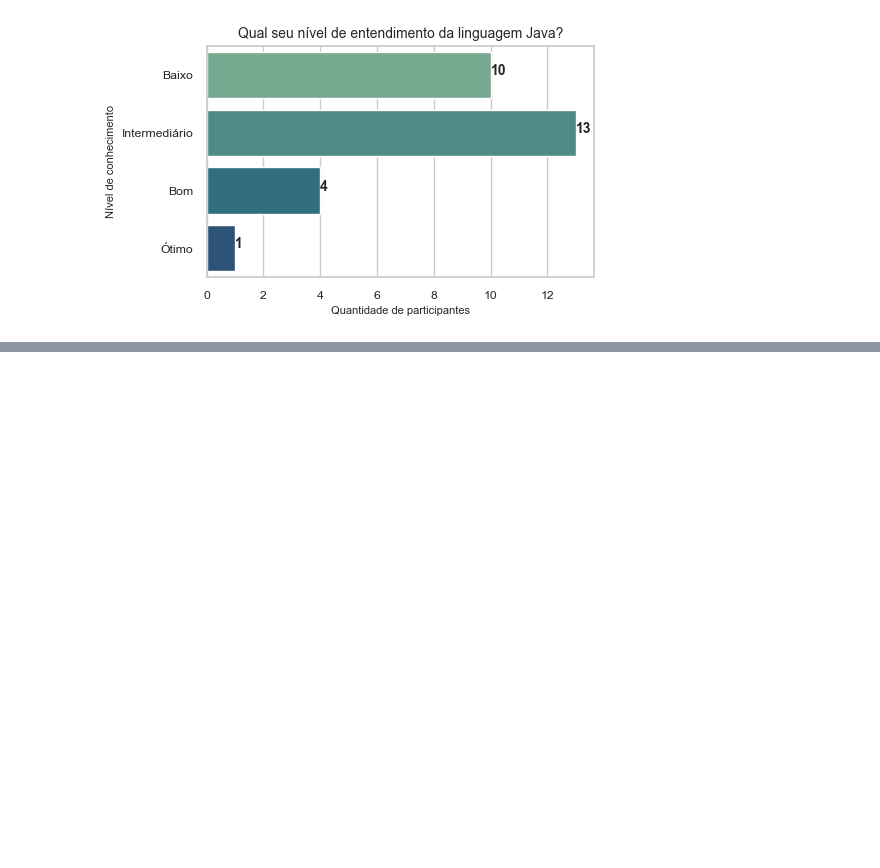
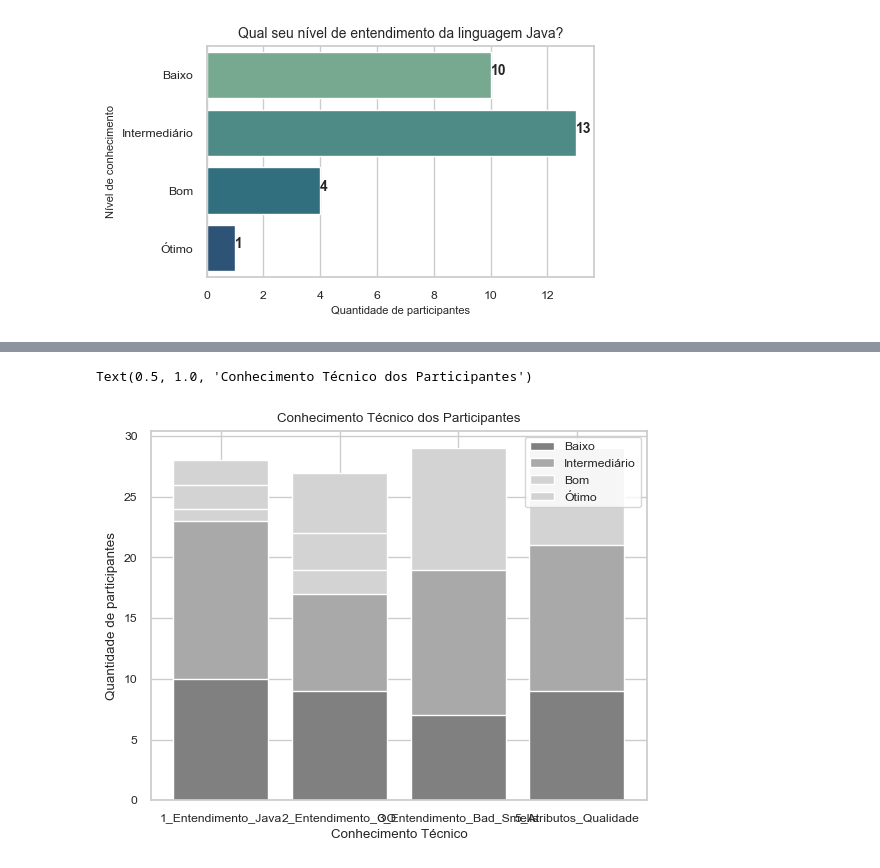
Before and after one commit to stefaneadna/Quality_Software, a Jupyter notebook: trabalho3/analise.ipynb, the cells around one changed output, grey strips where cells are left out. Cells and saved outputs as stored; diff of their text form; code cells hidden in the pictures; blank space fills up the shorter version.

```diff
--- a/trabalho3/analise.ipynb
+++ b/trabalho3/analise.ipynb
@@ -194,0 +241,14 @@ barh("1_Entendimento_Java","Qual seu nível de entendimento da linguagem Java?")
+# %%
+plt.bar(data['index'], data['Baixo']+1, color='#808080')
+plt.bar(data['index'], data['Intermediário']+1, bottom=data['Baixo'], color='#A9A9A9')
+plt.bar(data['index'], data['Bom']+1, bottom=data['Intermediário']+data['Baixo'], color='#D3D3D3')
+plt.bar(data['index'], data['Ótimo']+1, bottom=data['Intermediário']+data['Baixo']+data['Ótimo'], color='#D3D3D3')
+
+plt.xlabel("Conhecimento Técnico")
+plt.ylabel("Quantidade de participantes")
+plt.legend(["Baixo", "Intermediário", "Bom","Ótimo"])
+plt.title("Conhecimento Técnico dos Participantes")
+#plt.show()
+# %% [output]
+Text(0.5, 1.0, 'Conhecimento Técnico dos Participantes')
+[figure, added]
```
Also changed, not shown: parts of 15 cells of this notebook.
